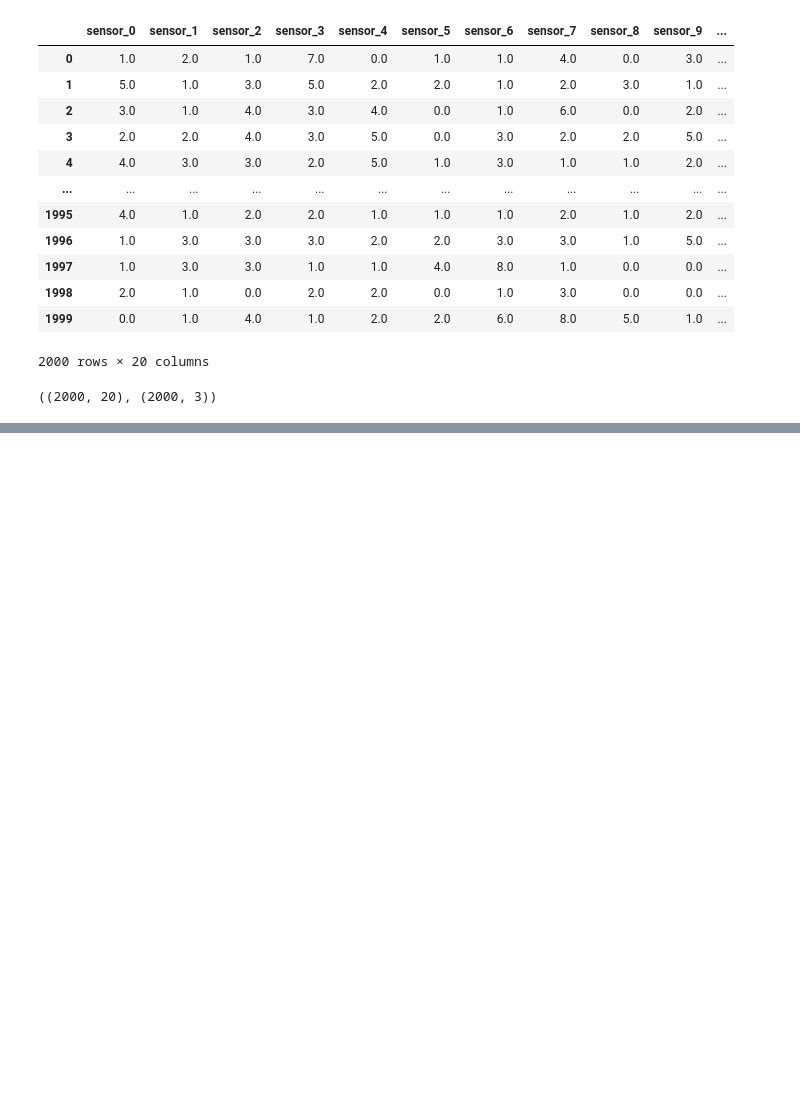
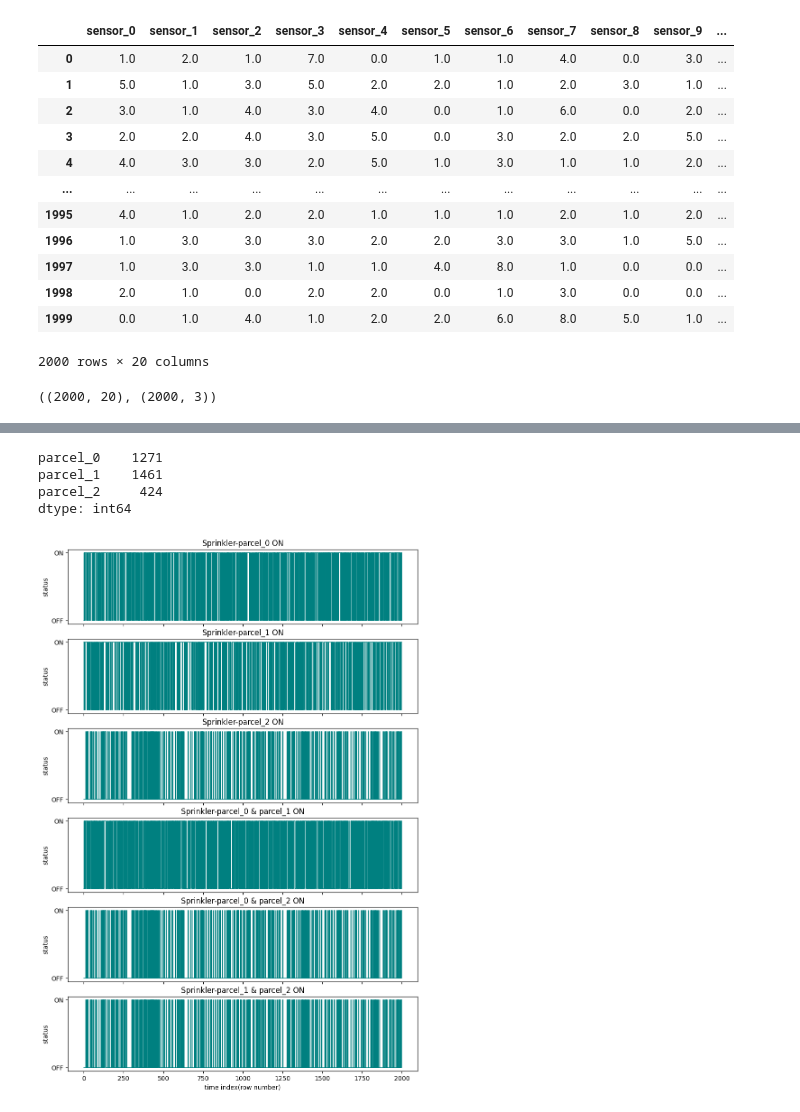
Before and after one commit to baghelratan/Smart_Irrigation, a Jupyter notebook: Irrigation_System.ipynb, the cells around one changed output, grey strips where cells are left out. Saved outputs shown, nothing was run; the diff lists cells and outputs as text; code cells hidden in the pictures; blank space fills up the shorter version.

```diff
--- a/Irrigation_System.ipynb
+++ b/Irrigation_System.ipynb
@@ -192,0 +262,34 @@ X.shape, y.shape
+# %%
+print(df[['parcel_0','parcel_1','parcel_2']].sum())
+# %% [output]
+parcel_0    1271
+parcel_1    1461
+parcel_2     424
+dtype: int64
+# %%
+from multiprocessing import Condition
+import matplotlib.pyplot as plt
+#define parcel activation condition with descriptivr labels
+Condition={
+    "parcel_0 ON":df['parcel_0'],
+    "parcel_1 ON":df['parcel_1'],
+    "parcel_2 ON":df['parcel_2'],
+    "parcel_0 & parcel_1 ON":df['parcel_0']&df['parcel_1'],
+    "parcel_0 & parcel_2 ON":df['parcel_0']&df['parcel_2'],
+    "parcel_1 & parcel_2 ON":df['parcel_1']&df['parcel_2'],
+}
+#create vertically stacked subplot (one ,for each condition)
+fig,axs=plt.subplots(nrows=len(Condition),figsize=(10,15),sharex=True)
+#loop though each condition to plot corresponding square wave
+for ax, (title, Condition) in zip(axs,Condition.items()):
+    ax.step(df.index,Condition.astype(int), where = 'post',linewidth=1,color='teal')
+    ax.set_title(f"Sprinkler-{title}")
+    ax.set_ylabel("status")
+    ax.set_yticks([0,1])
+    ax.set_yticklables(['OFF','ON'])
+#label x-axis on the last subplot
+axs[-1].set_xlabel("time index(row number)")
+#plot
+plt.show()
+# %% [output]
+[figure, added]
```
Also changed, not shown: parts of 10 cells of this notebook.
